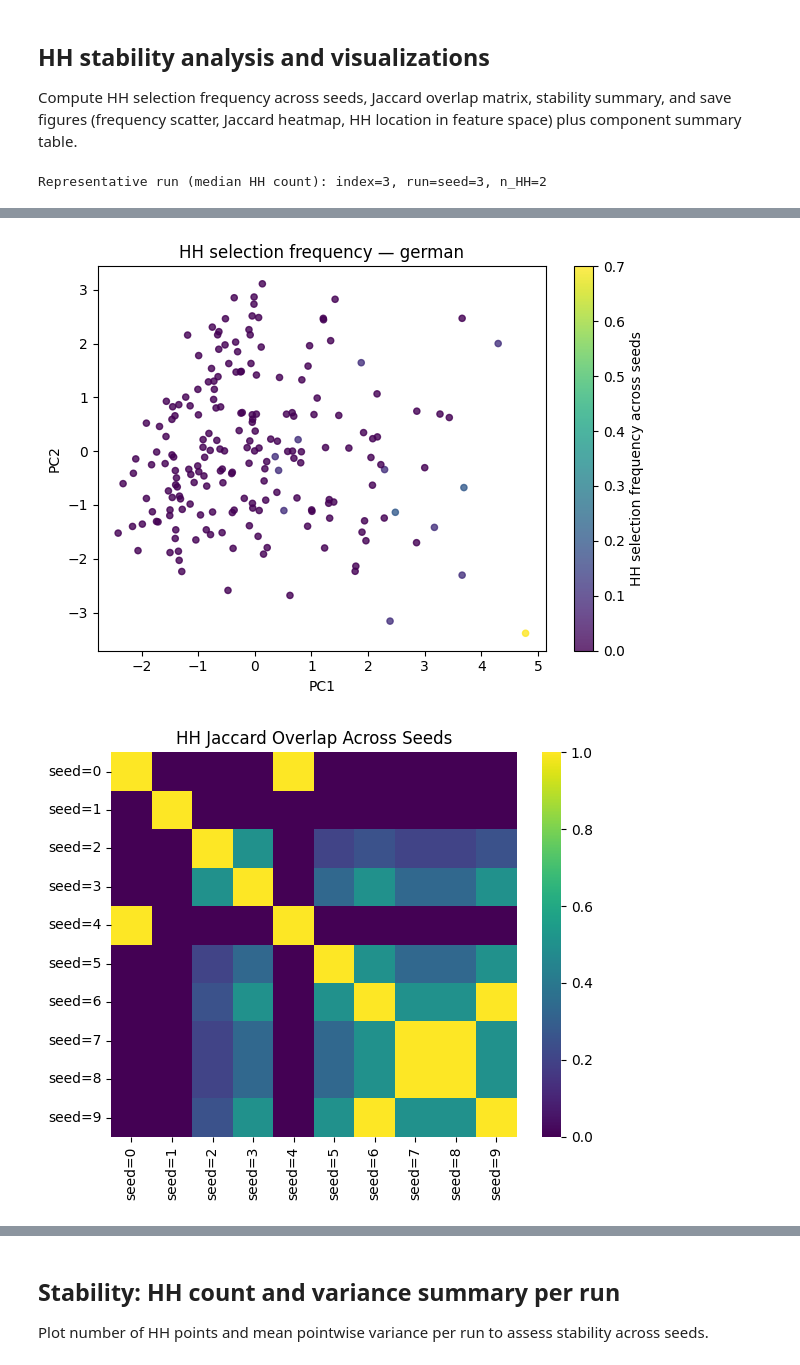
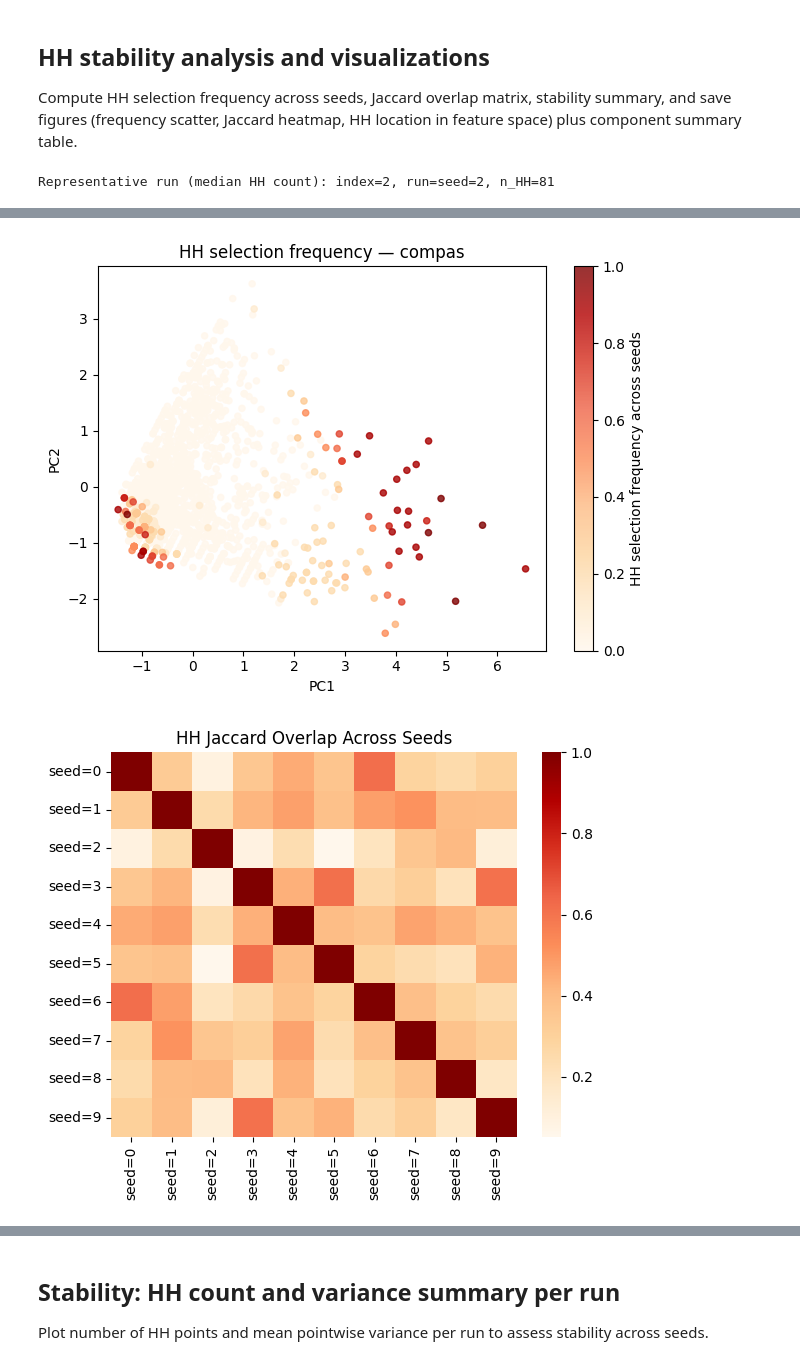
Before and after one commit to DejvisT/spatial-rashomon-multiplicity, a Jupyter notebook: notebooks/03_spatial_patterns.ipynb, the cells around one changed output, grey strips where cells are left out. Cells and saved outputs as stored; diff of their text form; code cells hidden in the pictures.

```diff
--- a/notebooks/03_spatial_patterns.ipynb
+++ b/notebooks/03_spatial_patterns.ipynb
@@ -47,7 +47,7 @@ TABLE_DIR, FIG_DIR = thesis_output_dirs("nb03")
 
 For each dataset and run we compute spatial analysis (Moran's I, LISA) and collect HH_mask, LL_mask, and pointwise variance.
 # %%
-DATASET = "german"
+DATASET = "compas"
 K = 25
 k_nn = K_NN_BY_DATASET[DATASET]
 USE_FIXED_TEST = True  # Required for valid observation-level cross-seed stability.
@@ -143,8 +143,9 @@ fig_hist.savefig(FIG_DIR / f"hh_freq_histogram_{DATASET}.pdf", bbox_inches="tigh
 plt.show()
 
 # Part 2A: HH frequency visualization
+order = np.argsort(freq)
 plt.figure()
-sc = plt.scatter(coords[:, 0], coords[:, 1], c=freq, cmap="viridis", s=20, alpha=0.8)
+sc = plt.scatter(coords[order, 0], coords[order, 1], c=freq[order], cmap="OrRd", s=20, alpha=0.8)
 plt.colorbar(sc, label="HH selection frequency across seeds")
 plt.xlabel("PC1" if n_features > 2 else "Feature 1")
 plt.ylabel("PC2" if n_features > 2 else "Feature 2")
@@ -156,7 +157,7 @@ plt.show()
 # Part 2B: Jaccard heatmap
 run_labels = [r["run_dir"] for r in spatial_by_run]
 plt.figure(figsize=(6, 5))
-sns.heatmap(J, xticklabels=run_labels, yticklabels=run_labels, annot=False, cmap="viridis")
+sns.heatmap(J, xticklabels=run_labels, yticklabels=run_labels, annot=False, cmap="OrRd")
 plt.title("HH Jaccard Overlap Across Seeds")
 plt.tight_layout()
 plt.savefig(FIG_DIR / f"hh_jaccard_heatmap_{DATASET}.pdf")
@@ -182,14 +183,14 @@ display(hh_component_summary)
 r0 = spatial_by_run[rep_idx]
 HH_mask_rep = r0["HH_mask"]
 plt.figure()
-plt.scatter(coords[~HH_mask_rep, 0], coords[~HH_mask_rep, 1], c="lightgray", s=20, alpha=0.7, label="all")
-plt.scatter(coords[HH_mask_rep, 0], coords[HH_mask_rep, 1], c="red", s=30, alpha=0.9, label="HH")
+plt.scatter(coords[~HH_mask_rep, 0], coords[~HH_mask_rep, 1], c="lightgray", s=14, alpha=0.30, label="all")
+plt.scatter(coords[HH_mask_rep, 0], coords[HH_mask_rep, 1], c="red", s=26, alpha=0.95, label="HH")
 plt.xlabel("PC1" if n_features > 2 else "Feature 1")
 plt.ylabel("PC2" if n_features > 2 else "Feature 2")
-plt.title(f"HH hotspots in feature space — {r0['run_dir']}")
+plt.title(f"HH hotspots in feature space — representative run ({r0['run_dir']})")
 plt.legend()
 plt.tight_layout()
 plt.savefig(FIG_DIR / f"hh_location_{DATASET}.pdf")
 plt.show()
 # %% [output]
-Representative run (median HH count): index=3, run=seed=3, n_HH=2
+Representative run (median HH count): index=2, run=seed=2, n_HH=81
@@ -197,3 +198,3 @@ Representative run (median HH count): index=3, run=seed=3, n_HH=2
-[figure, old version]
+[figure, new version]
-[figure, old version]
+[figure, new version]
 |  | run | n_components | max_component_size | mean_hh_fraction | mean_jaccard | min_jaccard | max_jaccard |
```
Also changed, not shown: parts of 15 cells of this notebook, 12 other files.
